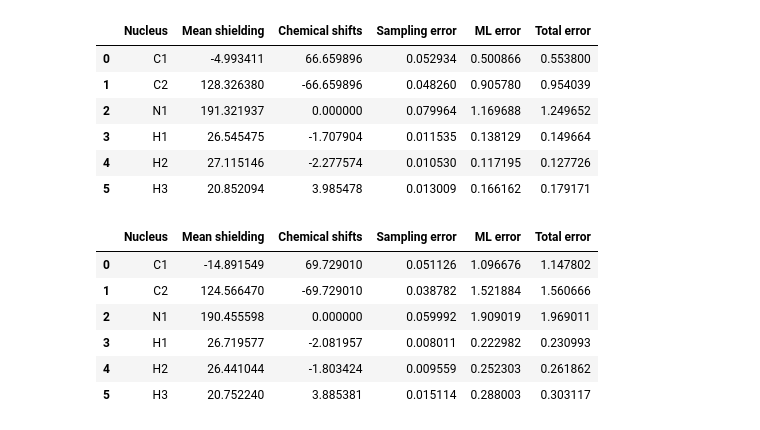
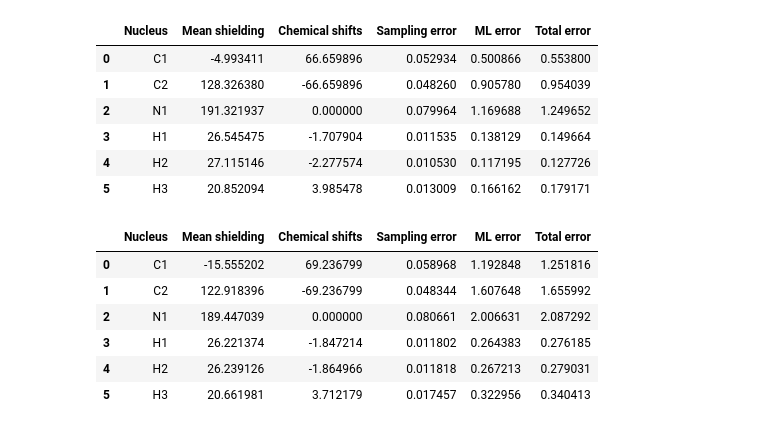
Before and after one commit to victorprincipe/genshift, a Jupyter notebook: plottings.ipynb, the cells around one changed output. Cells and saved outputs as stored; diff of their text form; code cells hidden in the pictures.

```diff
--- a/plottings.ipynb
+++ b/plottings.ipynb
@@ -147,7 +147,7 @@ def process_glycine(raw_data):
 
     return processed_df
 # %%
-processed_data_gly_genmd_besshield=process_glycine('genmd_besshield/PI_NVT/glycine_gamma_nbeads_test/shieldings.csv')
+processed_data_gly_genmd_besshield=process_glycine('genmd_besshield/PI_NVT/glycine_gamma/shieldings.csv')
 processed_data_gly_genmd_besshield = remove_zeros(processed_data_gly_genmd_besshield)
 processed_data_gly_besmd_besshield=process_glycine('besmd_besshield/PI_NVT/glycine_gamma/shieldings.csv')
 processed_data_gly_besmd_besshield = remove_zeros(processed_data_gly_besmd_besshield)
@@ -659,13 +592,12 @@ gly_a_shifts_errs_besmd_besshield
 | 4 | H2 | 27.115146 | -2.277574 | 0.010530 | 0.117195 | 0.127726 |
 | 5 | H3 | 20.852094 | 3.985478 | 0.013009 | 0.166162 | 0.179171 |
 # %%
-gly_a_shifts_errs_genmd_besshield= calculate_shifts_and_errors(processed_data_gly_genmd_besshield, glycine=True)
-gly_a_shifts_errs_genmd_besshield
+gly_g_shifts_errs_genmd_besshield= calculate_shifts_and_errors(processed_data_gly_genmd_besshield, glycine=True)
 # %% [output]
 |  | Nucleus | Mean shielding | Chemical shifts | Sampling error | ML error | Total error |
-| 0 | C1 | -14.891549 | 69.729010 | 0.051126 | 1.096676 | 1.147802 |
-| 1 | C2 | 124.566470 | -69.729010 | 0.038782 | 1.521884 | 1.560666 |
-| 2 | N1 | 190.455598 | 0.000000 | 0.059992 | 1.909019 | 1.969011 |
-| 3 | H1 | 26.719577 | -2.081957 | 0.008011 | 0.222982 | 0.230993 |
-| 4 | H2 | 26.441044 | -1.803424 | 0.009559 | 0.252303 | 0.261862 |
-| 5 | H3 | 20.752240 | 3.885381 | 0.015114 | 0.288003 | 0.303117 |
+| 0 | C1 | -15.555202 | 69.236799 | 0.058968 | 1.192848 | 1.251816 |
+| 1 | C2 | 122.918396 | -69.236799 | 0.048344 | 1.607648 | 1.655992 |
+| 2 | N1 | 189.447039 | 0.000000 | 0.080661 | 2.006631 | 2.087292 |
+| 3 | H1 | 26.221374 | -1.847214 | 0.011802 | 0.264383 | 0.276185 |
+| 4 | H2 | 26.239126 | -1.864966 | 0.011818 | 0.267213 | 0.279031 |
+| 5 | H3 | 20.661981 | 3.712179 | 0.017457 | 0.322956 | 0.340413 |
```
Also changed, not shown: parts of 28 cells of this notebook.
